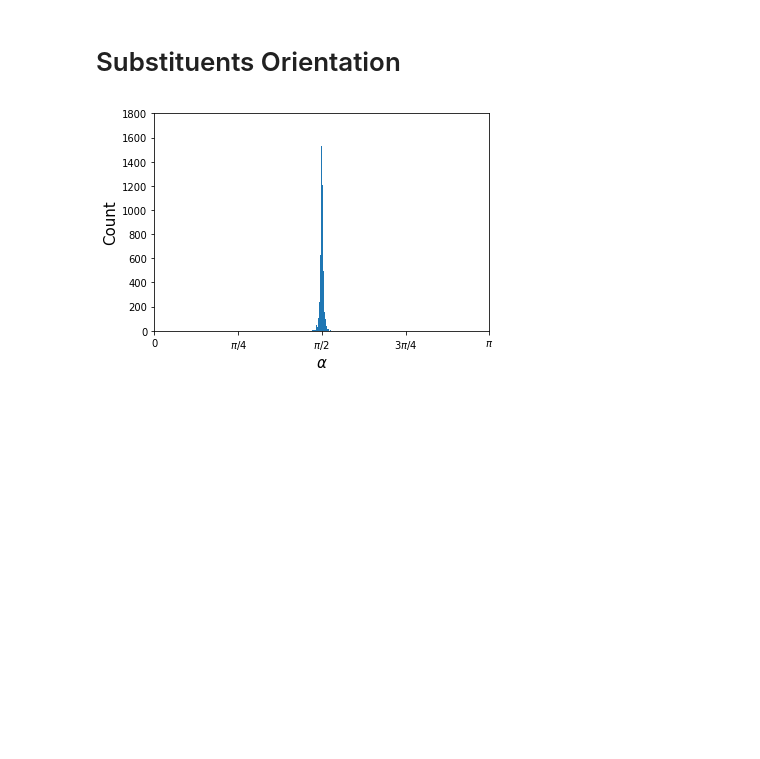
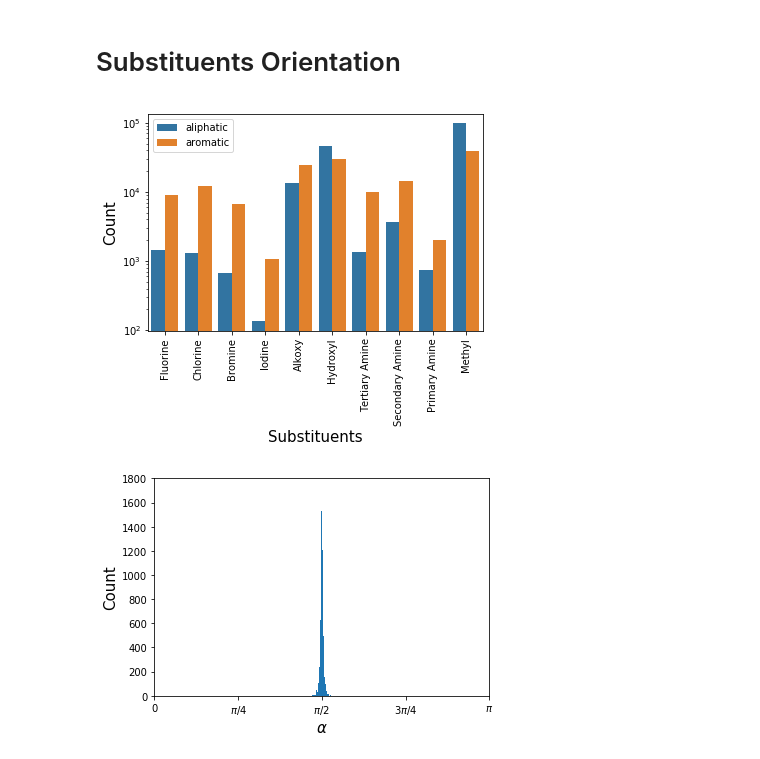
Before and after one commit to lucianlschan/RING, a Jupyter notebook: Macrocycle.ipynb, the cells around one changed output. Saved outputs shown, nothing was run; the diff lists cells and outputs as text; code cells hidden in the pictures; blank space fills up the shorter version.

```diff
--- a/Macrocycle.ipynb
+++ b/Macrocycle.ipynb
@@ -11,6 +11,29 @@ import py_rdl
 import RA
 # %% [markdown]
 # Substituents Orientation
+# %%
+# Substituents
+aliphatic = [len(aliphatic_fluorine),len(aliphatic_chlorine),len(aliphatic_bromine), len(aliphatic_iodine),
+             len(aliphatic_alkoxy), len(aliphatic_hydroxyl), len(aliphatic_amine0),len(aliphatic_amine1)
+             ,len(aliphatic_amine2), len(aliphatic_methyl)]
+aromatic = [len(aromatic_fluorine),len(aromatic_chlorine),len(aromatic_bromine), len(aromatic_iodine),
+           len(aromatic_alkoxy), len(aromatic_hydroxyl), len(aromatic_amine0), len(aromatic_amine1),
+            len(aromatic_amine2), len(aromatic_methyl)]
+types = ["aliphatic"]*len(aliphatic) + ["aromatic"]*len(aromatic)
+name = ["Fluorine","Chlorine","Bromine","Iodine","Alkoxy","Hydroxyl","Tertiary Amine","Secondary Amine","Primary Amine",
+        "Methyl"]
+# %%
+dataframe = pd.DataFrame({"Types":types,"Count":aliphatic+aromatic, "Name":name*2})
+# %%
+sns.barplot(x="Name",y="Count", data=dataframe, hue="Types")
+plt.yscale("log")
+plt.xticks(range(len(name)), name, rotation='vertical')
+plt.xlabel("Substituents",size=15)
+plt.ylabel("Count",size=15)
+plt.legend()
+plt.show()
+# %% [output]
+[figure, added]
 # %%
 fluorine = pd.read_csv("data/halogen_f.csv")
 chlorine = pd.read_csv("data/halogen_cl.csv")
```
Also changed, not shown: parts of 21 cells of this notebook.
